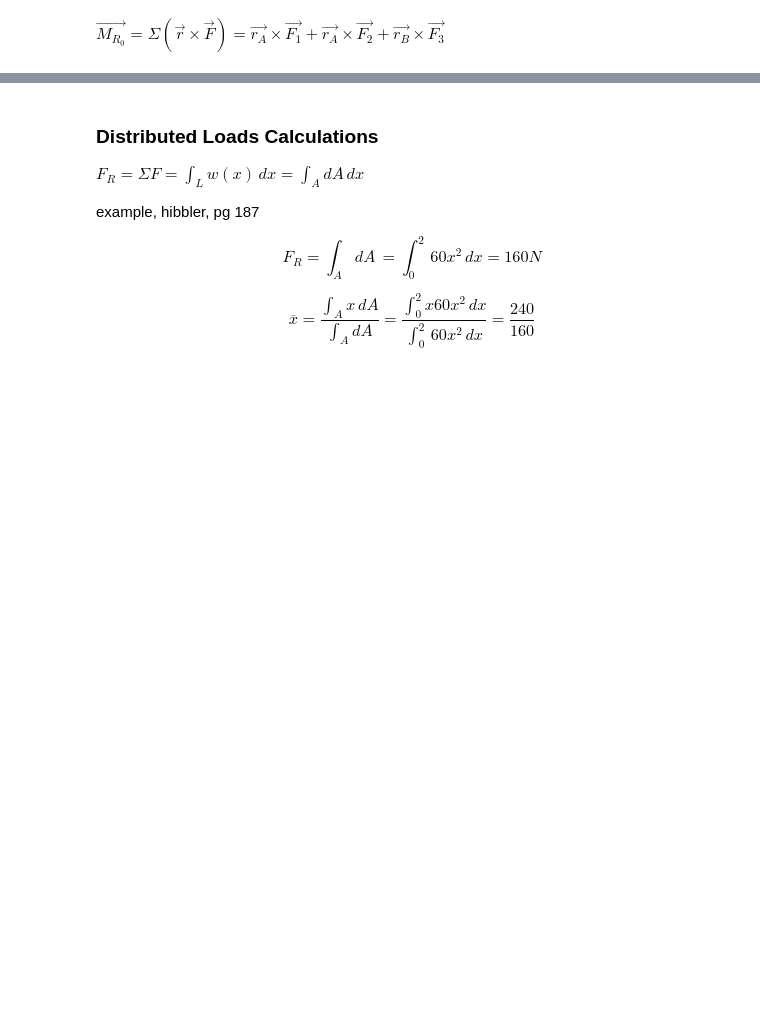
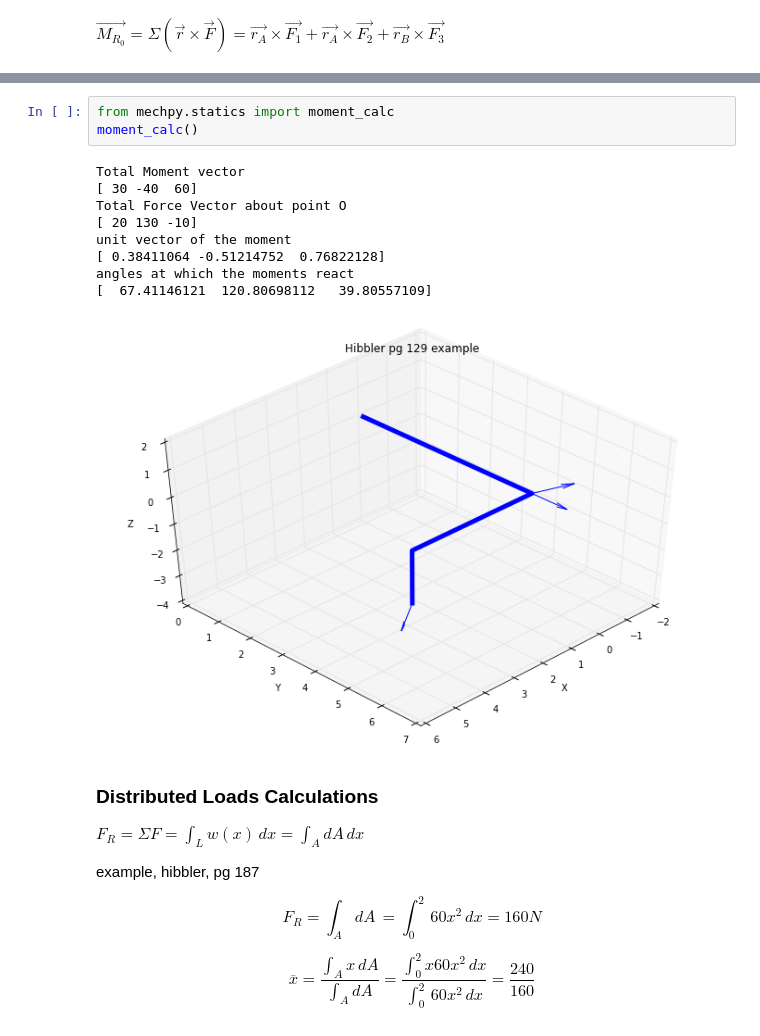
Before and after one commit to nagordon/mechpy, a Jupyter notebook: mechpy.ipynb, the cells around one changed output, grey strips where cells are left out. Saved outputs shown, nothing was run; the diff lists cells and outputs as text; blank space fills up the shorter version.

```diff
--- a/mechpy.ipynb
+++ b/mechpy.ipynb
@@ -255,3 +132,16 @@ angles at which the moments react
+# %%
+from mechpy.statics import moment_calc
+moment_calc()
+# %% [output]
+Total Moment vector
+[ 30 -40  60]
+Total Force Vector about point O
+[ 20 130 -10]
+unit vector of the moment
+[ 0.38411064 -0.51214752  0.76822128]
+angles at which the moments react
+[  67.41146121  120.80698112   39.80557109]
+[figure, added]
 # %% [markdown]
 ### Distributed Loads Calculations
 
```
Also changed, not shown: parts of 13 cells of this notebook, 8 other files.
